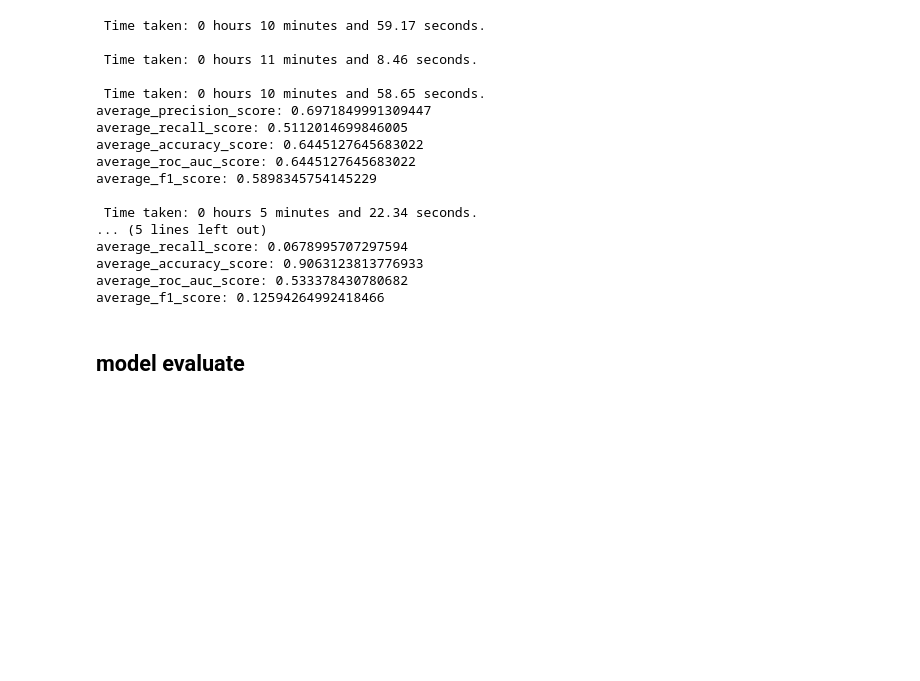
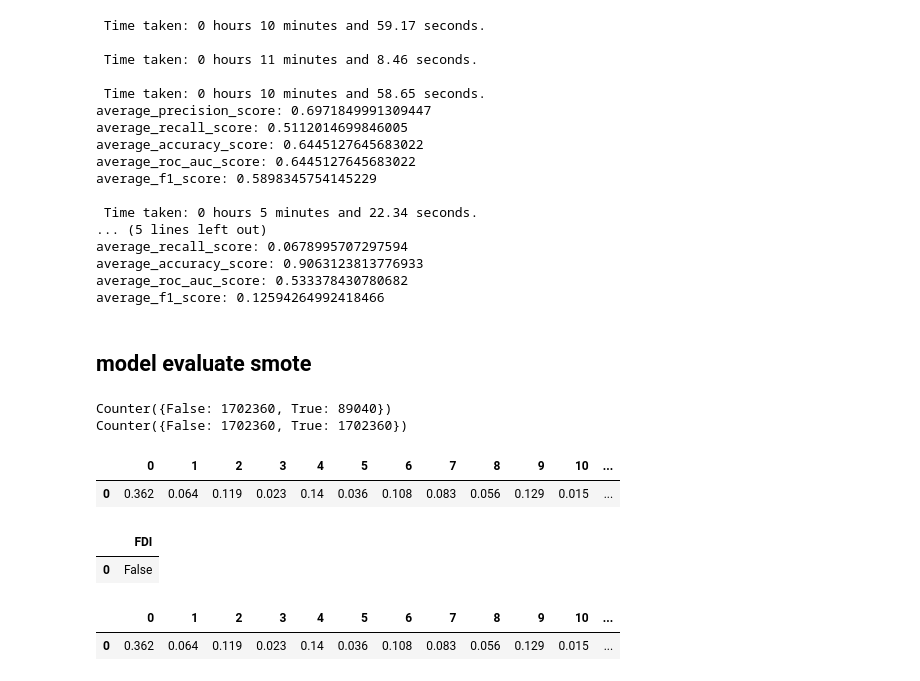
Before and after one commit to BOBO-LU/Non-Technical-Loss, a Jupyter notebook: main-training.ipynb, the cells around one changed output. Drawn from its saved outputs; the diff is of its cells as text; code cells hidden in the pictures; blank space fills up the shorter version.

```diff
--- a/main-training.ipynb
+++ b/main-training.ipynb
@@ -563,12 +571,24 @@ average_accuracy_score: 0.9063123813776933
 average_roc_auc_score: 0.533378430780682
 average_f1_score: 0.12594264992418466
 # %% [markdown]
-## model evaluate
+## model evaluate smote
 # %%
 x_col = [0, 1, 2, 3, 4, 5, 6, 7, 8, 9, 10, 11, 12, 13, 14, 15, 16, 17, 18, 19, 20, 21, 22, 23, 24, 25, 26, 27, 28, 29, 30, 31, 32, 33, 34, 35, 36, 37, 38, 39, 40, 41, 42, 43, 44, 45, 46, 47]
-training_sample = training_data.iloc[:422*3*530]
+training_num = int(training_data.shape[0] * 0.8)
+train = training_data.iloc[:training_num]
+test = training_data.iloc[training_num:]
+print(Counter(train['FDI']))
 oversample = SMOTE()
-oversample_X, oversample_y = oversample.fit_resample(training_sample[x_col], training_sample['FDI'])
+oversample_X, oversample_y = oversample.fit_resample(train[x_col], train['FDI'])
 print(Counter(oversample_y))
 oversample_y = pd.DataFrame(oversample_y, columns=['FDI'])
-smote_sample = concat_two_df_and_drop_same_column_in_df2(oversample_X, oversample_y)
+smote_train_data = concat_two_df_and_drop_same_column_in_df2(oversample_X, oversample_y)
+# %% [output]
+Counter({False: 1702360, True: 89040})
+Counter({False: 1702360, True: 1702360})
+|  | 0 | 1 | 2 | 3 | 4 | 5 | 6 | 7 | 8 | 9 | 10 | ... |
+| 0 | 0.362 | 0.064 | 0.119 | 0.023 | 0.14 | 0.036 | 0.108 | 0.083 | 0.056 | 0.129 | 0.015 | ... |
+|  | FDI |
+| 0 | False |
+|  | 0 | 1 | 2 | 3 | 4 | 5 | 6 | 7 | 8 | 9 | 10 | ... |
+| 0 | 0.362 | 0.064 | 0.119 | 0.023 | 0.14 | 0.036 | 0.108 | 0.083 | 0.056 | 0.129 | 0.015 | ... |
```
Also changed, not shown: parts of 21 cells of this notebook, 16 other files.
